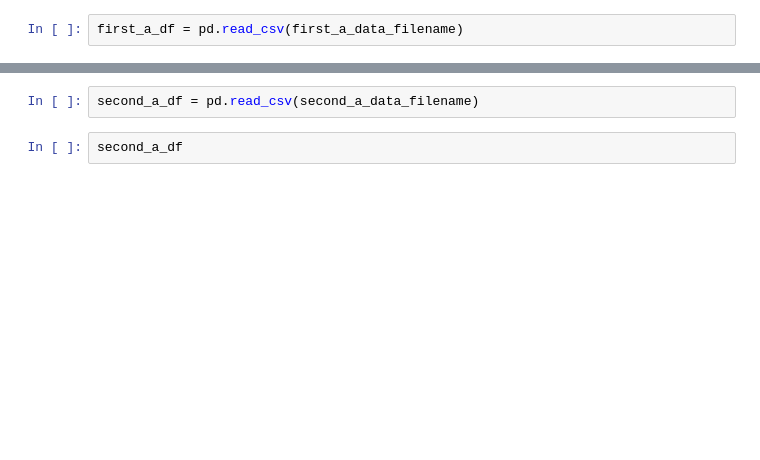
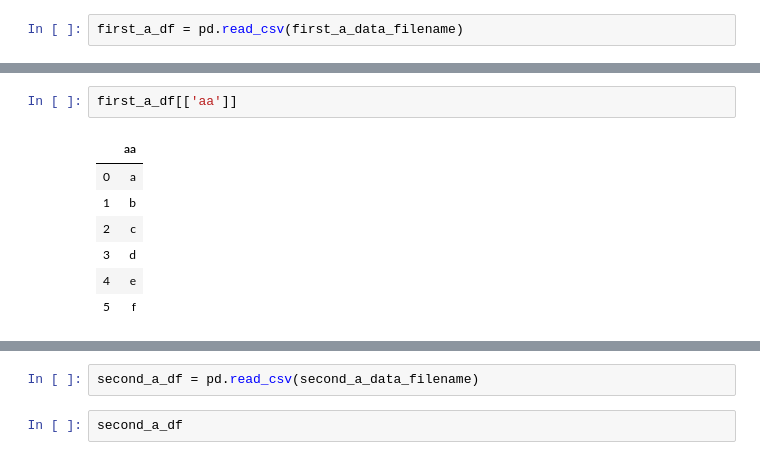
Before and after one commit to szigony/ceu-coding3, a Jupyter notebook: class2/loading_data_class.ipynb, the cells around one changed output, grey strips where cells are left out. Cells and saved outputs as stored; diff of their text form; blank space fills up the shorter version.

```diff
--- a/class2/loading_data_class.ipynb
+++ b/class2/loading_data_class.ipynb
@@ -130,2 +229,12 @@ first_a_df
+# %%
+first_a_df[['aa']]
+# %% [output]
+|  | aa |
+| 0 | a |
+| 1 | b |
+| 2 | c |
+| 3 | d |
+| 4 | e |
+| 5 | f |
 # %%
 len(first_a_df)
```
Also changed, not shown: parts of 59 cells of this notebook, 4 other files.
